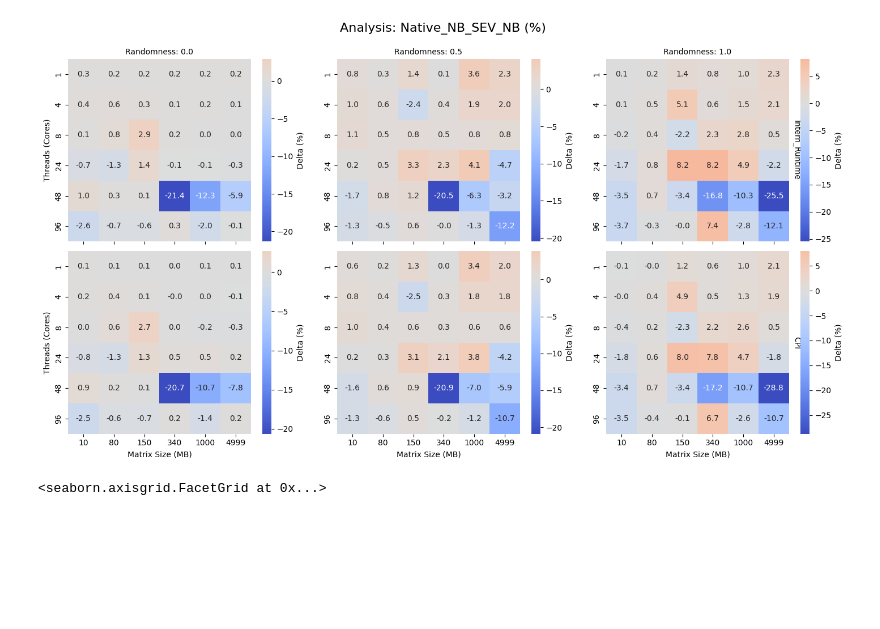
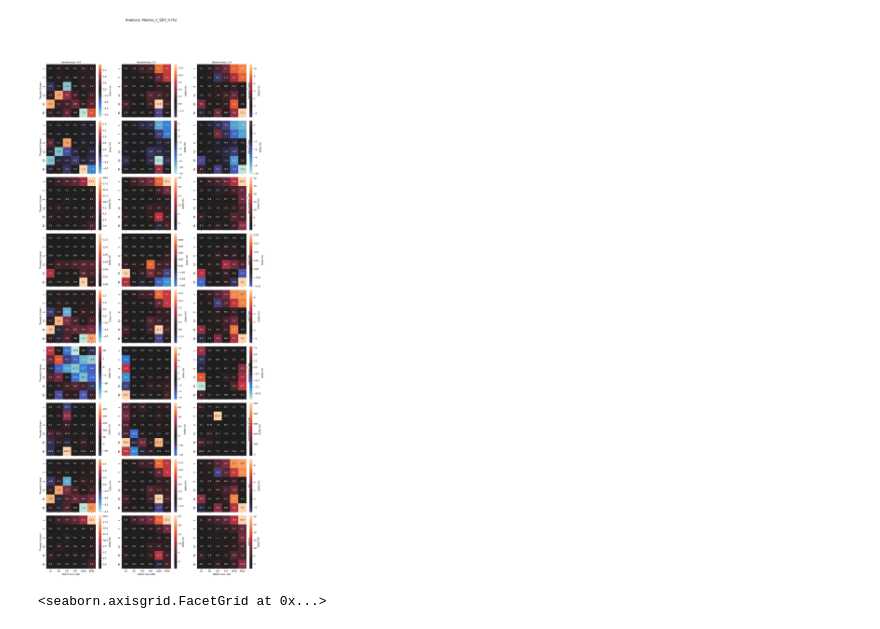
Before and after one commit to engelsm/MA-bench-framework, a Jupyter notebook: benchmark/spmv/analysis.ipynb, the cells around one changed output. Saved outputs shown, nothing was run; the diff lists cells and outputs as text; code cells hidden in the pictures; blank space fills up the shorter version.

```diff
--- a/benchmark/spmv/analysis.ipynb
+++ b/benchmark/spmv/analysis.ipynb
@@ -9,9 +9,11 @@ from matplotlib.ticker import FixedLocator
 
 files = {
     'Native': '/home/mengelsl/MA-bench-framework/outputs/spmv/_new/native/summary_final.csv',
-    'Native_NB': '/home/mengelsl/MA-bench-framework/outputs/spmv/_new/native_NB_on/summary_final.csv',
+    #'Native_NB': '/home/mengelsl/MA-bench-framework/outputs/spmv/_new/native_NB_on/summary_final.csv',
+    'Native_interleave': '/home/mengelsl/MA-bench-framework/outputs/spmv/_new/native_interleave/summary_final.csv',
     'SEV': '/home/mengelsl/MA-bench-framework/outputs/spmv/_new/sev/summary_final.csv',
-    'SEV_NB': '/home/mengelsl/MA-bench-framework/outputs/spmv/_new/sev_NB_on/summary_final.csv',
+    #'SEV_NB': '/home/mengelsl/MA-bench-framework/outputs/spmv/_new/sev_NB_on/summary_final.csv',
+    'SEV_interleave': '/home/mengelsl/MA-bench-framework/outputs/spmv/_new/sev_interleave/summary_final.csv'
 }
 #csv header:
 #Matrix,Cores,Run,Iterations,Intern_Runtime,Intern_Gflops,Perf_DurationTime,Perf_Insn,Perf_Cycl,Perf_CacheMisses,Perf_dTLBLoadMisses
@@ -59,7 +61,10 @@ pivot.columns = [f'{metric}_{mode}' for metric, mode in pivot.columns]
 pivot.reset_index(inplace=True)
 
 for m in metrics:
-    pivot[f'Delta_Native_Native_NB_{m}'] = (pivot[f'{m}_Native_NB'] / pivot[f'{m}_Native'] - 1) * 100 #Difference of Native NB compared to Native
-    pivot[f'Delta_SEV_SEV_NB_{m}'] = (pivot[f'{m}_SEV_NB'] / pivot[f'{m}_SEV'] - 1) * 100 #Difference of SEV NB compared to SEV
+    #pivot[f'Delta_Native_Native_NB_{m}'] = (pivot[f'{m}_Native_NB'] / pivot[f'{m}_Native'] - 1) * 100 #Difference of Native NB compared to Native
+    #pivot[f'Delta_SEV_SEV_NB_{m}'] = (pivot[f'{m}_SEV_NB'] / pivot[f'{m}_SEV'] - 1) * 100 #Difference of SEV NB compared to SEV
+    #pivot[f'Delta_Native_NB_SEV_NB_{m}'] = (pivot[f'{m}_SEV_NB'] / pivot[f'{m}_Native_NB'] - 1) * 100 #Difference of SEV NB compared to Native NB
     pivot[f'Delta_Native_SEV_{m}'] = (pivot[f'{m}_SEV'] / pivot[f'{m}_Native'] - 1) * 100 #Difference of SEV compared to Native
-    pivot[f'Delta_Native_NB_SEV_NB_{m}'] = (pivot[f'{m}_SEV_NB'] / pivot[f'{m}_Native_NB'] - 1) * 100 #Difference of SEV NB compared to Native NB
+    pivot[f'Delta_Native_il_SEV_il_{m}'] = (pivot[f'{m}_SEV_interleave'] / pivot[f'{m}_Native_interleave'] - 1) * 100 #Difference of SEV interleave compared to Native interleave
+    pivot[f'Delta_Native_Native_il_{m}'] = (pivot[f'{m}_Native_interleave'] / pivot[f'{m}_Native'] - 1) * 100 #Difference of Native interleave compared to Native
+    pivot[f'Delta_SEV_SEV_il_{m}'] = (pivot[f'{m}_SEV_interleave'] / pivot[f'{m}_SEV'] - 1) * 100 #Difference of SEV interleave compared to SEV
@@ -88,36 +132,36 @@ def plot_delta_heatmaps(pivot_df, comparison_type, selected_metrics=None):
     )
 
     df_long['Metric_Clean'] = df_long['Metric'].str.replace(f"{prefix}_", "")
 
     g = sns.FacetGrid(
         df_long,
         row="Metric_Clean",
         col="Randomness",
         height=4,
         aspect=1.2,
         margin_titles=True,
         sharex=True,
         sharey=False
     )
 
     def draw_heatmap(data, **kwargs):
         d = data.pivot(index='Cores', columns='MB', values='Delta_Value').sort_index(axis=1)
         sns.heatmap(
-            d, annot=True, fmt=".1f", cmap='coolwarm', center=0,
+            d, annot=True, fmt=".1f", center=0,
             cbar_kws={'label': 'Delta (%)'}, **kwargs
         )
 
     g.map_dataframe(draw_heatmap)
     g.set_axis_labels("Matrix Size (MB)", "Threads (Cores)")
     g.set_titles(col_template="Randomness: {col_name}", row_template="{row_name}")
 
     plt.subplots_adjust(top=0.9)
     g.fig.suptitle(f"Analysis: {comparison_type} (%)", fontsize=16)
     plt.show()
 
-plot_delta_heatmaps(pivot, 'Native_NB_SEV_NB', selected_metrics=['Intern_Runtime', 'CPI'])
+plot_delta_heatmaps(pivot, 'Native_il_SEV_il', selected_metrics=metrics)
 # %% [output]
-[figure, old version]
+[figure, new version]
 # %%
 # Daten vorbereiten
 df_sorted = df.sort_values(['Randomness', 'MB'])
```
Also changed, not shown: parts of 1 cell of this notebook, 3 other files.
